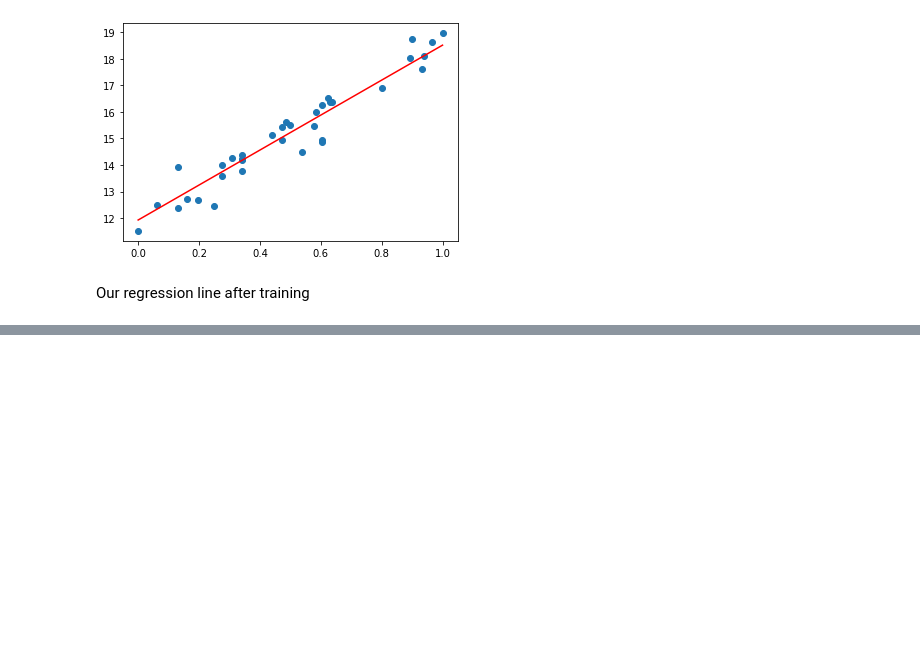
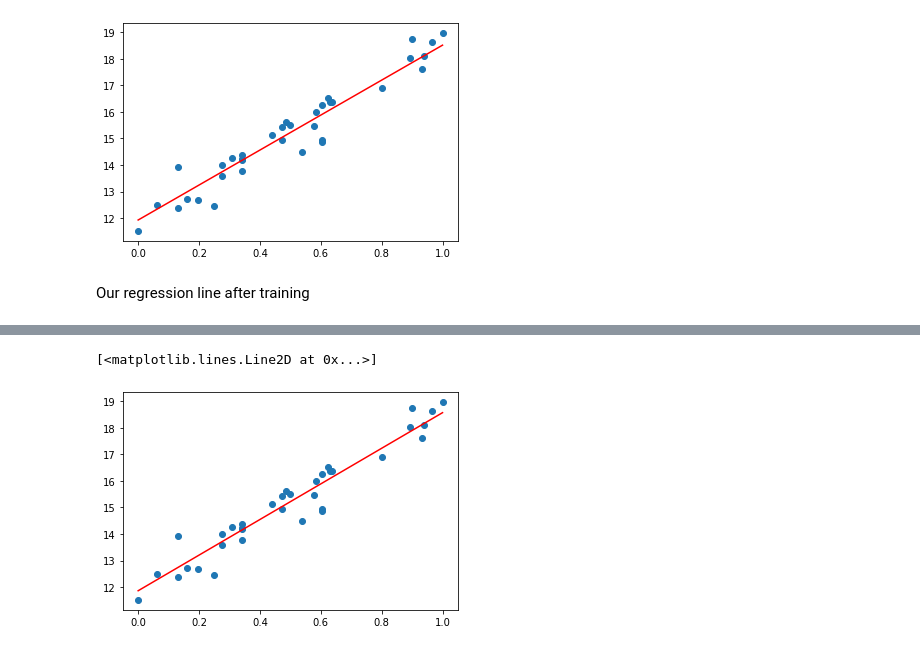
Before and after one commit to MonicaRSilva/reviewingthebasics, a Jupyter notebook: gradient.ipynb, the cells around one changed output, grey strips where cells are left out. Drawn from its saved outputs; the diff is of its cells as text; code cells hidden in the pictures; blank space fills up the shorter version.

```diff
--- a/gradient.ipynb
+++ b/gradient.ipynb
@@ -144,0 +205,6 @@ Used in neural networks, or when the dataset is too big to calculate
+# %%
+plt.scatter(X[:,1], y)
+plt.plot([0,1], np.dot(np.array([[1.,0.],[1.,1.]]),theta), color='red')
+# %% [output]
+[<matplotlib.lines.Line2D at 0x...>]
+[figure, added]
```
Also changed, not shown: parts of 6 cells of this notebook.
